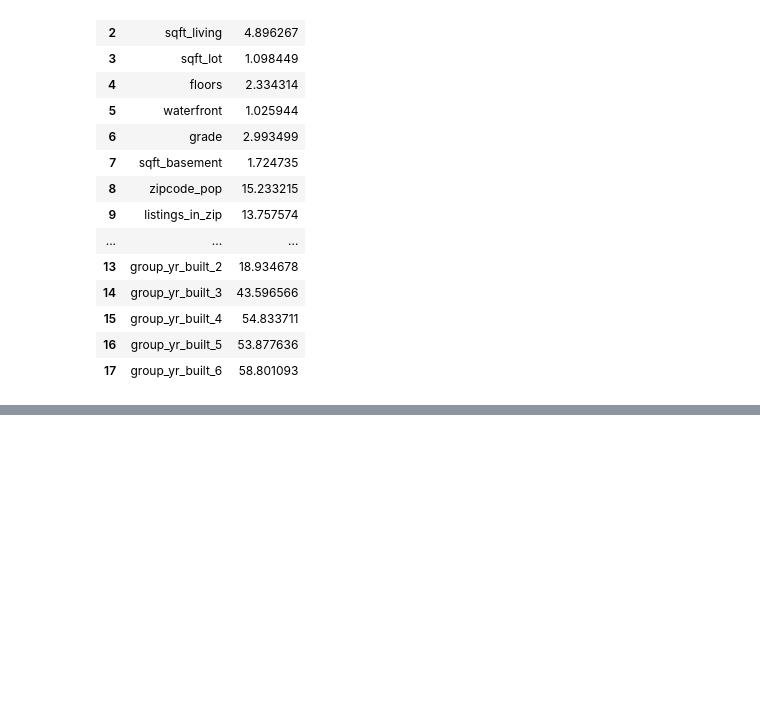
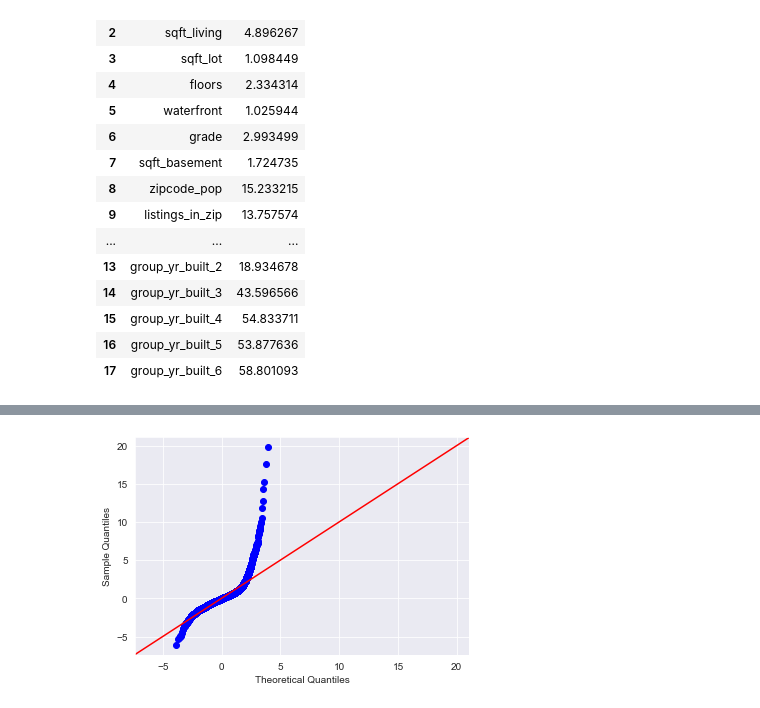
Before and after one commit to halpert3/dsc-mod-2-project-v2-1-onl01-dtsc-pt-070620, a Jupyter notebook: Modeling.ipynb, the cells around one changed output, grey strips where cells are left out. Cells and saved outputs as stored; diff of their text form; code cells hidden in the pictures; blank space fills up the shorter version.

```diff
--- a/Modeling.ipynb
+++ b/Modeling.ipynb
@@ -948,0 +1010,5 @@ calc_vif(X)
+# %%
+def normalize(feature):
+    return (feature - feature.mean()) / feature.std()
+# %%
+data_cont_norm = data_cont.apply(normalize)
@@ -948,0 +1024,2 @@ calc_vif(X)
+# %%
+preprocessed = pd.concat([data_cont_norm, data[categorical], data[non_transformed]], axis=1)
@@ -948,0 +1261,10 @@ calc_vif(X)
+# %%
+chosen_cols = ['bedrooms', 'bathrooms', 'sqft_living', 'sqft_lot', 'floors', 'waterfront', 'grade', 'sqft_basement',
+               'zipcode_pop', 'listings_in_zip', 'hot_market_score', 'recent_renov', 'group_yr_built_1', 'group_yr_built_2',
+               'group_yr_built_3', 'group_yr_built_4', 'group_yr_built_5', 'group_yr_built_6', ]
+outcome = 'price'
+x_cols = chosen_cols
+predictors = '+'.join(x_cols)
+formula = outcome + '~' + predictors
+prepr_model = ols(formula=formula, data=preprocessed).fit()
+prepr_model.summary()
@@ -948,0 +1306,4 @@ calc_vif(X)
+# %%
+fig = sm.graphics.qqplot(prepr_model.resid, dist=stats.norm, line='45', fit=True)
+# %% [output]
+[figure, added]
```
Also changed, not shown: parts of 47 cells of this notebook.
